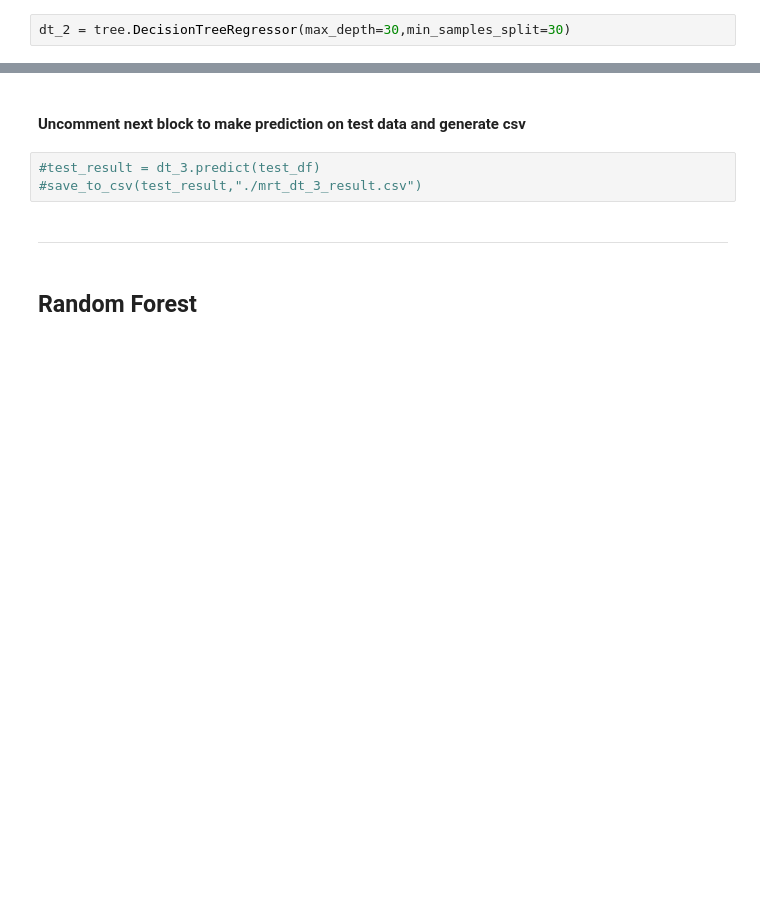
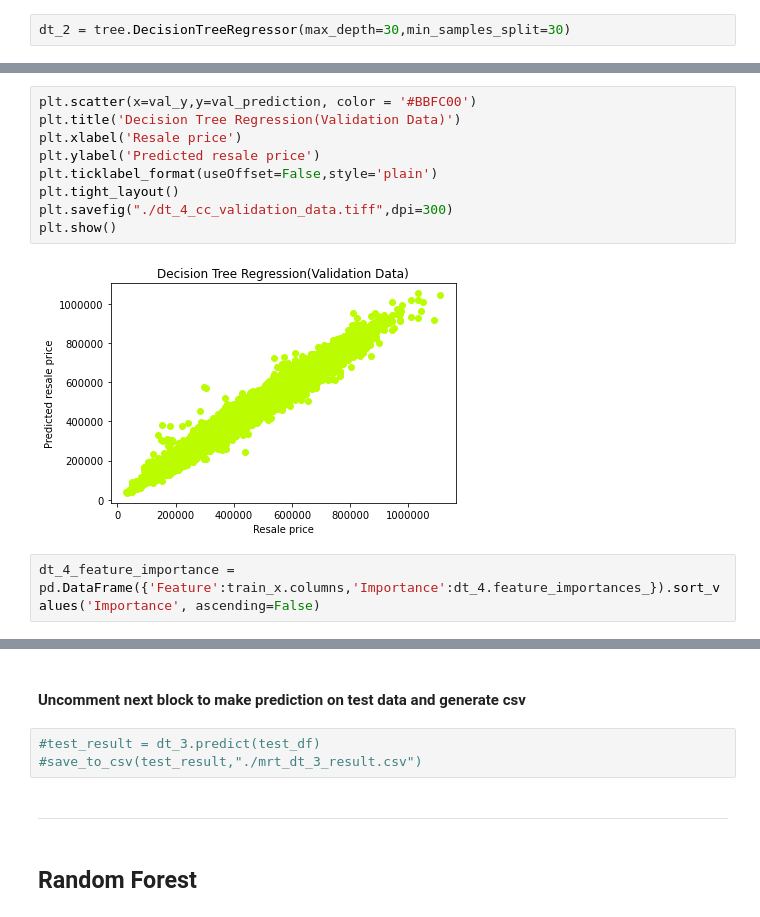
Before and after one commit to dheeraj-sn/hdb_resale_price_prediction, a Jupyter notebook: COMMERCIAL_CENTRE_EDA_PREPROCESSING_MODEL_ANALYSIS.ipynb, the cells around one changed output, grey strips where cells are left out. Saved outputs shown, nothing was run; the diff lists cells and outputs as text; blank space fills up the shorter version.

```diff
--- a/COMMERCIAL_CENTRE_EDA_PREPROCESSING_MODEL_ANALYSIS.ipynb
+++ b/COMMERCIAL_CENTRE_EDA_PREPROCESSING_MODEL_ANALYSIS.ipynb
@@ -445,0 +480,13 @@ R2 score for validation data : 0.9688922699115246
+# %%
+plt.scatter(x=val_y,y=val_prediction, color = '#BBFC00')
+plt.title('Decision Tree Regression(Validation Data)')
+plt.xlabel('Resale price')
+plt.ylabel('Predicted resale price')
+plt.ticklabel_format(useOffset=False,style='plain')
+plt.tight_layout()
+plt.savefig("./dt_4_cc_validation_data.tiff",dpi=300)
+plt.show()
+# %% [output]
+[figure, added]
+# %%
+dt_4_feature_importance = pd.DataFrame({'Feature':train_x.columns,'Importance':dt_4.feature_importances_}).sort_values('Importance', ascending=False)
```
Also changed, not shown: parts of 61 cells of this notebook.
